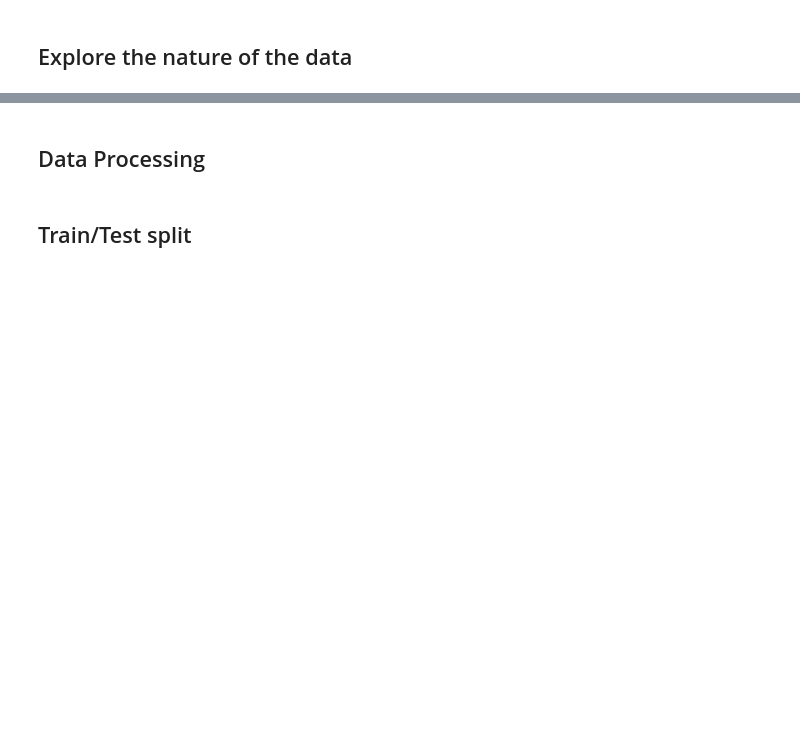
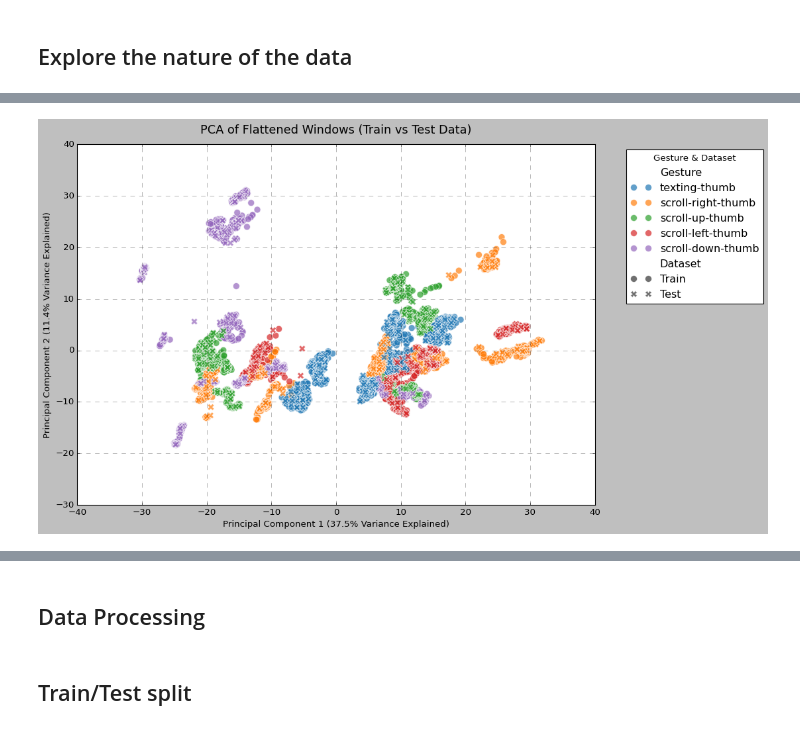
Before and after one commit to Andreaskaram/AIoT-Hand-Gesture-Recognition, a Jupyter notebook: aiot_project_time_series.ipynb, the cells around one changed output, grey strips where cells are left out. Saved outputs shown, nothing was run; the diff lists cells and outputs as text; code cells hidden in the pictures; blank space fills up the shorter version.

Commit message:
scaling, train test  split and pca visualization

```diff
--- a/aiot_project_time_series.ipynb
+++ b/aiot_project_time_series.ipynb
@@ -569,0 +726,50 @@ print(f"Unique encoded classes: {unique_classes}")
+# %%
+# --- 3. Fit PCA and Reduce to 2 Components ---
+pca = PCA(n_components=2)
+# FIT the PCA only on the scaled training data, then transform it
+X_train_pca = pca.fit_transform(X_train_scaled)
+# ONLY transform the test data into the principal components learned from the training data
+X_test_pca = pca.transform(X_test_scaled)
+
+# --- 4. Create DataFrames for Visualization ---
+# Create Training DataFrame
+df_train = pd.DataFrame(data=X_train_pca, columns=['PC1', 'PC2'])
+df_train['Gesture'] = y_train
+df_train['Dataset'] = 'Train'  # Tag it so we know it's training data
+
+# Create Testing DataFrame
+df_test = pd.DataFrame(data=X_test_pca, columns=['PC1', 'PC2'])
+df_test['Gesture'] = y_test
+df_test['Dataset'] = 'Test'    # Tag it so we know it's testing data
+
+# Combine them for the Seaborn plot
+pca_df = pd.concat([df_train, df_test], ignore_index=True)
+
+# --- 5. Plot using Seaborn ---
+plt.figure(figsize=(14, 8))
+sns.scatterplot(
+    x='PC1', y='PC2',
+    hue='Gesture',      # Color the dots by the Gesture Class
+    style='Dataset',    # Differentiate Train (circles) vs Test (crosses)
+    palette='tab10',    # Distinct colors for each class
+    data=pca_df,
+    alpha=0.7,
+    s=80                # Slightly larger markers to see the shapes better
+)
+
+# Add informative titles and labels, showing the explained variance percentages
+var_1 = pca.explained_variance_ratio_[0] * 100
+var_2 = pca.explained_variance_ratio_[1] * 100
+
+plt.title('PCA of Flattened Windows (Train vs Test Data)', fontsize=16, pad=15)
+plt.xlabel(f'Principal Component 1 ({var_1:.1f}% Variance Explained)', fontsize=12)
+plt.ylabel(f'Principal Component 2 ({var_2:.1f}% Variance Explained)', fontsize=12)
+
+# Move the legend outside the plot so it doesn't cover data points
+plt.legend(bbox_to_anchor=(1.05, 1), loc='upper left', title='Gesture & Dataset')
+plt.grid(True, linestyle='--', alpha=0.5)
+
+plt.tight_layout()
+plt.show()
+# %% [output]
+[figure, added]
```
Also changed, not shown: parts of 34 cells of this notebook.
